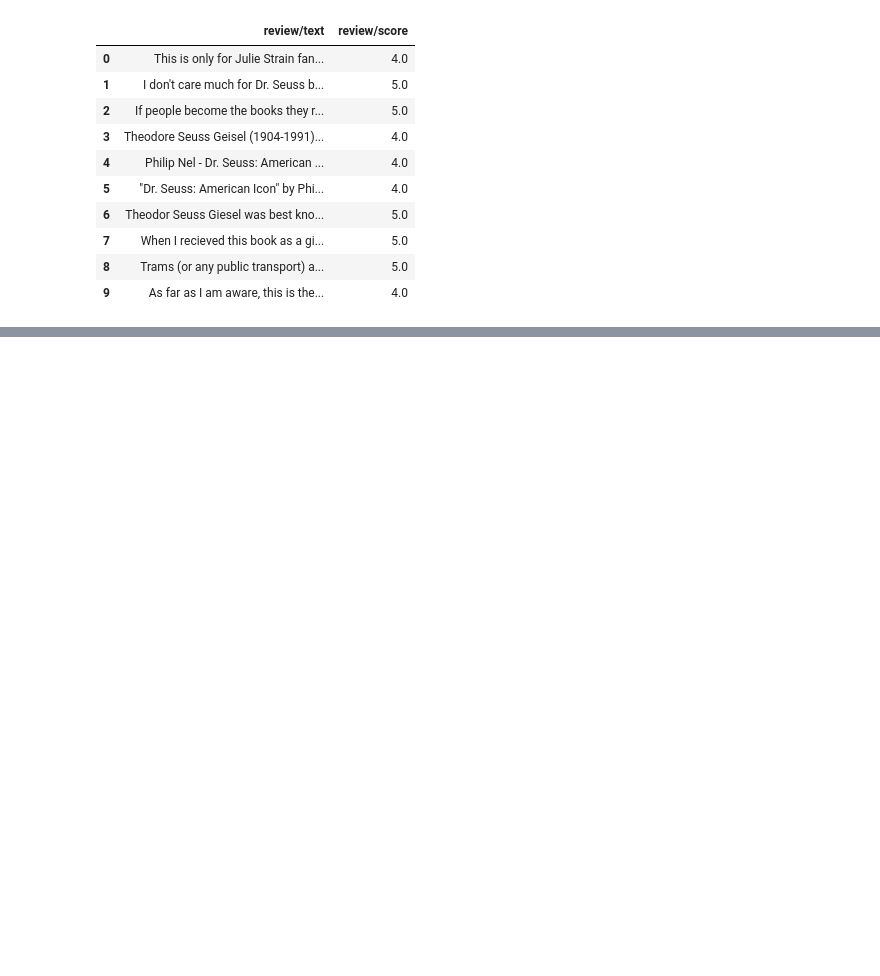
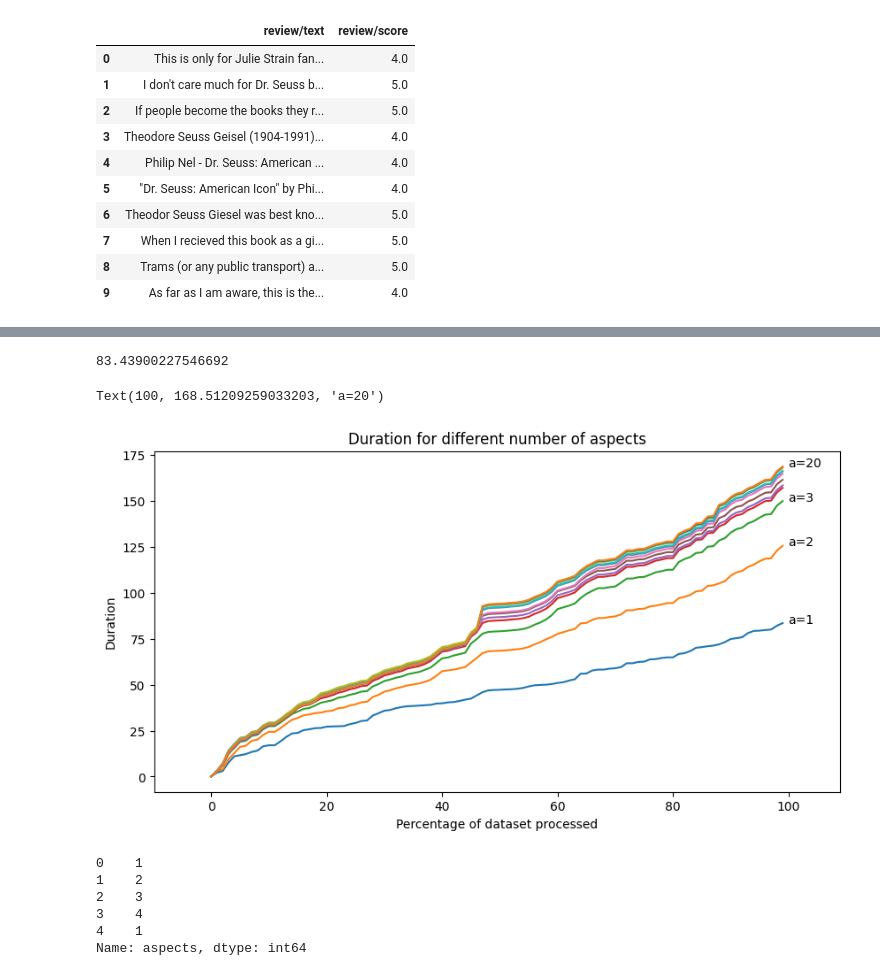
Before and after one commit to Krishamersma/cos802, a Jupyter notebook: amazon.ipynb, the cells around one changed output, grey strips where cells are left out. Cells and saved outputs as stored; diff of their text form; code cells hidden in the pictures; blank space fills up the shorter version.

Commit message:
updated graphs

```diff
--- a/amazon.ipynb
+++ b/amazon.ipynb
@@ -257,7 +257,8 @@ def measure(output, n, aspects):
     output.to_csv('output/output(n' + str(n) + '_a' + str(aspects) + ').csv')
     return(output)
 # %%
-for i in [1, 2, 3, 4, 5, 6, 7, 8, 9, 10, 15, 20]:
+# for i in [1, 2, 3, 4, 5, 6, 7, 8, 9, 10, 15, 20]:
+for i in [20]:
     a = i
     print('n =', n, 'a =', a)
     output = absa(tokenized_data = tokenized_data, aspects = a, n = n)
@@ -298,12 +278,18 @@ See the caveats in the documentation: https://pandas.pydata.org/pandas-docs/stab
 # %%
 # read output into comparitive time_series
 time_series = pd.DataFrame(columns = ['a=1', 'a=2', 'a=3', 'a=4', 'a=5', 'a=6', 'a=7', 'a=8', 'a=9', 'a=10', 'a=15', 'a=20'])
+correct = pd.DataFrame(columns = ['a=1', 'a=2', 'a=3', 'a=4', 'a=5', 'a=6', 'a=7', 'a=8', 'a=9', 'a=10', 'a=15', 'a=20'])
 # print(time_series)
+correct = []
 a = 1
 for filename in os.listdir('output/'):
+    print(a, filename)
     output_file = pd.read_csv('output/' + filename)
     series = output_file['duration'].cumsum()
     column = 'a=' + str(a)
     time_series[column] = series
-    # time_series.append(series.values)
-    a+=1
+    correct.append(output_file['correct'].sum()/73)
+    if a< 10:
+        a += 1
+    else:
+        a += 5
@@ -312,8 +340,36 @@ time_series
+# %%
+columns = ['a=1', 'a=2', 'a=3', 'a=4', 'a=5', 'a=6', 'a=7', 'a=8', 'a=9', 'a=10', 'a=15', 'a=20']
+time_series.loc[99].index[0]
+time_series.loc[99].values[0]
+# %% [output]
+83.43900227546692
 # %%
 # Time series of daily reviews
 fig, ax = plt.subplots(figsize=(10, 5))
 ax.plot(time_series)
 ax.set_ylabel('Duration')
 ax.set_xlabel('Percentage of dataset processed')
 ax.set_title('Duration for different number of aspects')
-# print('Max reviews per day: ', max(daily_reviews))
+ax.margins(x=0.1)
+for i in range(0, 3):
+    plt.text(100, time_series.loc[99].values[i], time_series.loc[99].index[i])
+# plt.text(100, time_series.loc[99].values[9], time_series.loc[99].index[9])
+plt.text(100, time_series.loc[99].values[11], time_series.loc[99].index[11])
+# %% [output]
+Text(100, 168.51209259033203, 'a=20')
+[figure, added]
+# %%
+# get number of aspects per review
+aspect_length= []
+aspect_df = pd.DataFrame(columns = ['aspects'])
+for i in range(0, len(output['scores'])):
+    aspect_length.append(len(output['scores'].loc[i]))
+aspect_df['aspects'] = aspect_length
+aspect_df['aspects'].head()
+# %% [output]
+0    1
+1    2
+2    3
+3    4
+4    1
+Name: aspects, dtype: int64
```
Also changed, not shown: parts of 8 cells of this notebook.
